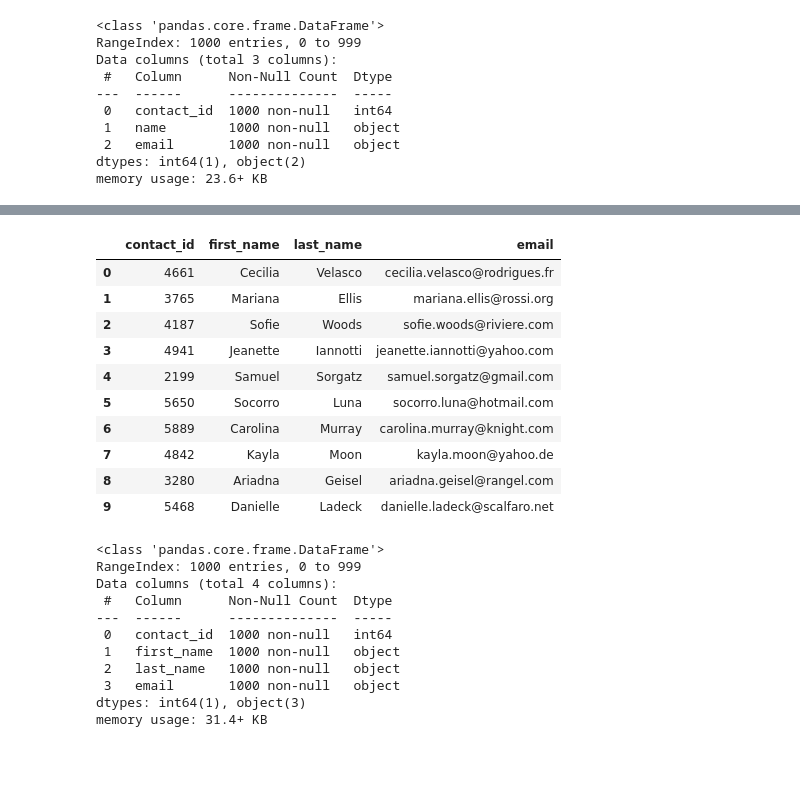
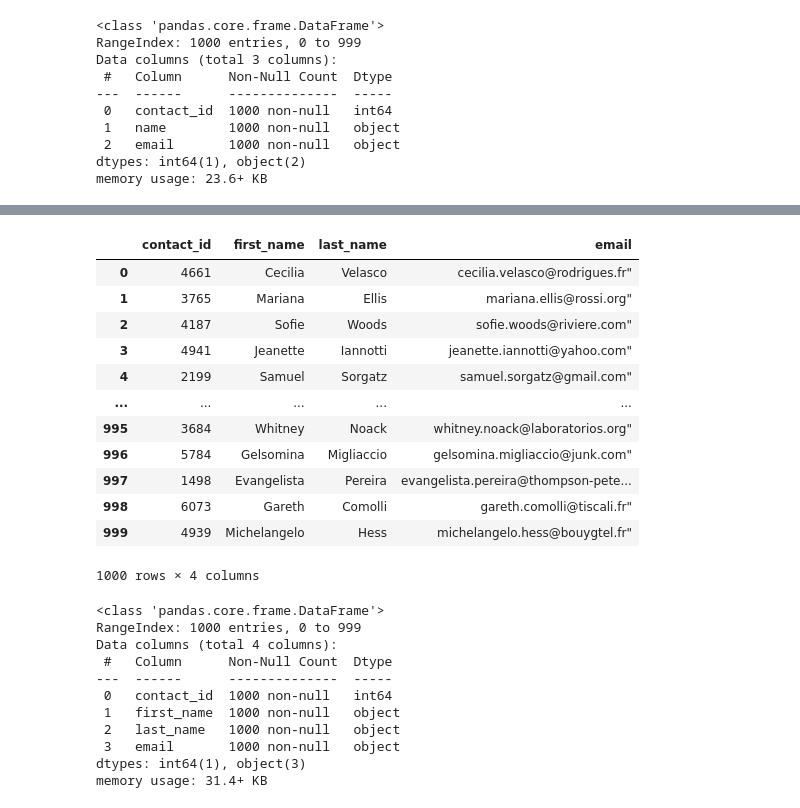
Before and after one commit to svafaeva93/Crowdfunding_ETL, a Jupyter notebook: ETL_Mini_Project_SVafaeva_TBansala.ipynb, the cells around one changed output, grey strips where cells are left out. Saved outputs shown, nothing was run; the diff lists cells and outputs as text; code cells hidden in the pictures; blank space fills up the shorter version.

```diff
--- a/ETL_Mini_Project_SVafaeva_TBansala.ipynb
+++ b/ETL_Mini_Project_SVafaeva_TBansala.ipynb
@@ -333,9 +334,12 @@ Then export the DataFrame as a `contacts.csv` CSV file.
 # %%
 # Iterate through the contact_info_df and convert each row to a dictionary.
 import json
-dict_values = []
-
-
-# Print out the list of values for each row.
-print(dict_values)
+# Create an empty list to hold the dictionaries
+data_rows = []
+for i, row in contact_info_df.iterrows():
+    data_rows.append(row[0].split(","))
+data_rows
+# Print out the list of dictionaries
+data_list = data_rows[1:]
+print(data_list)
 # %% [output]
@@ -342,0 +347,14 @@ print(dict_values)
+# %%
+result_list = []
+for item in data_list:
+    contact_dict = {}
+    for field in item:
+        if "contact_id" in field:
+            contact_dict["contact_id"] = int(field.split(":")[1].strip())
+        elif "name" in field:
+            contact_dict["name"] = field.split(":")[1].strip()[1:-1]
+        elif "email" in field:
+            contact_dict["email"] = field.split(":")[1].strip()[1:-1]
+    result_list.append(contact_dict)
+
+print(result_list)
@@ -343,5 +363,8 @@ print(dict_values)
 # %%
 # Create a contact_info DataFrame and add each list of values, i.e., each row
 # to the 'contact_id', 'name', 'email' columns.
+column_names = ['contact_id','name','email']
+contact_info_new_df = pd.DataFrame(result_list, columns=column_names)
+contact_info_new_df
 # %% [output]
 |  | contact_id | name | email |
@@ -365,8 +396,10 @@ dtypes: int64(1), object(2)
 memory usage: 23.6+ KB
 # %%
 # Create a "first"name" and "last_name" column with the first and last names from the "name" column.
-
-
+# Split the name column into first_name and last_name columns
+contact_info_new_df[['first_name', 'last_name']] = contact_info_new_df['name'].str.split(expand=True)
 # Drop the contact_name column
+contact_info_new_df = contact_info_new_df.drop('name', axis=1)
+contact_info_new_df
 # %% [output]
 |  | contact_id | email | first_name | last_name |
@@ -383,17 +418,21 @@ memory usage: 23.6+ KB
 # %%
 # Reorder the columns
+contact_info_new_df = contact_info_new_df[['contact_id', 'first_name', 'last_name', 'email']]
+contact_info_new_df
 # %% [output]
 |  | contact_id | first_name | last_name | email |
-| 0 | 4661 | Cecilia | Velasco | cecilia.velasco@rodrigues.fr |
-| 1 | 3765 | Mariana | Ellis | mariana.ellis@rossi.org |
-| 2 | 4187 | Sofie | Woods | sofie.woods@riviere.com |
-| 3 | 4941 | Jeanette | Iannotti | jeanette.iannotti@yahoo.com |
-| 4 | 2199 | Samuel | Sorgatz | samuel.sorgatz@gmail.com |
-| 5 | 5650 | Socorro | Luna | socorro.luna@hotmail.com |
-| 6 | 5889 | Carolina | Murray | carolina.murray@knight.com |
-| 7 | 4842 | Kayla | Moon | kayla.moon@yahoo.de |
-| 8 | 3280 | Ariadna | Geisel | ariadna.geisel@rangel.com |
-| 9 | 5468 | Danielle | Ladeck | danielle.ladeck@scalfaro.net |
+| 0 | 4661 | Cecilia | Velasco | cecilia.velasco@rodrigues.fr" |
+| 1 | 3765 | Mariana | Ellis | mariana.ellis@rossi.org" |
+| 2 | 4187 | Sofie | Woods | sofie.woods@riviere.com" |
+| 3 | 4941 | Jeanette | Iannotti | jeanette.iannotti@yahoo.com" |
+| 4 | 2199 | Samuel | Sorgatz | samuel.sorgatz@gmail.com" |
+| ... | ... | ... | ... | ... |
+| 995 | 3684 | Whitney | Noack | whitney.noack@laboratorios.org" |
+| 996 | 5784 | Gelsomina | Migliaccio | gelsomina.migliaccio@junk.com" |
+| 997 | 1498 | Evangelista | Pereira | evangelista.pereira@thompson-pete... |
+| 998 | 6073 | Gareth | Comolli | gareth.comolli@tiscali.fr" |
+| 999 | 4939 | Michelangelo | Hess | michelangelo.hess@bouygtel.fr" |
+1000 rows × 4 columns
 # %%
 # Check the datatypes one more time before exporting as CSV file.
 # %% [output]
```
Also changed, not shown: parts of 8 cells of this notebook.
